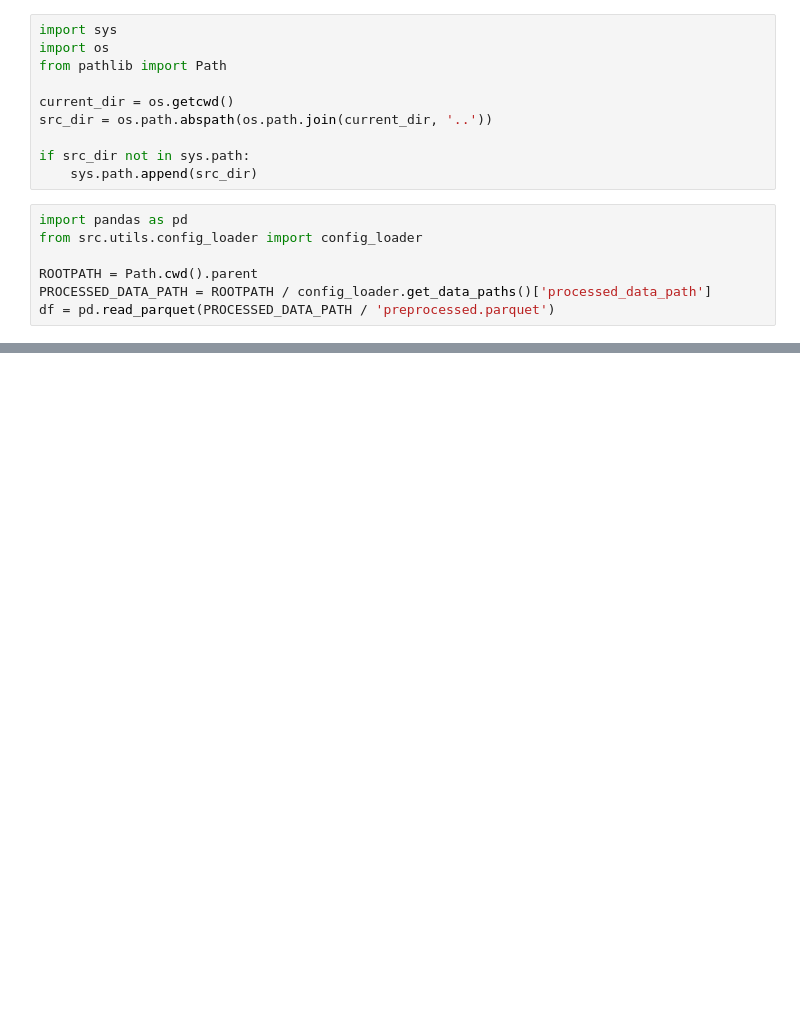
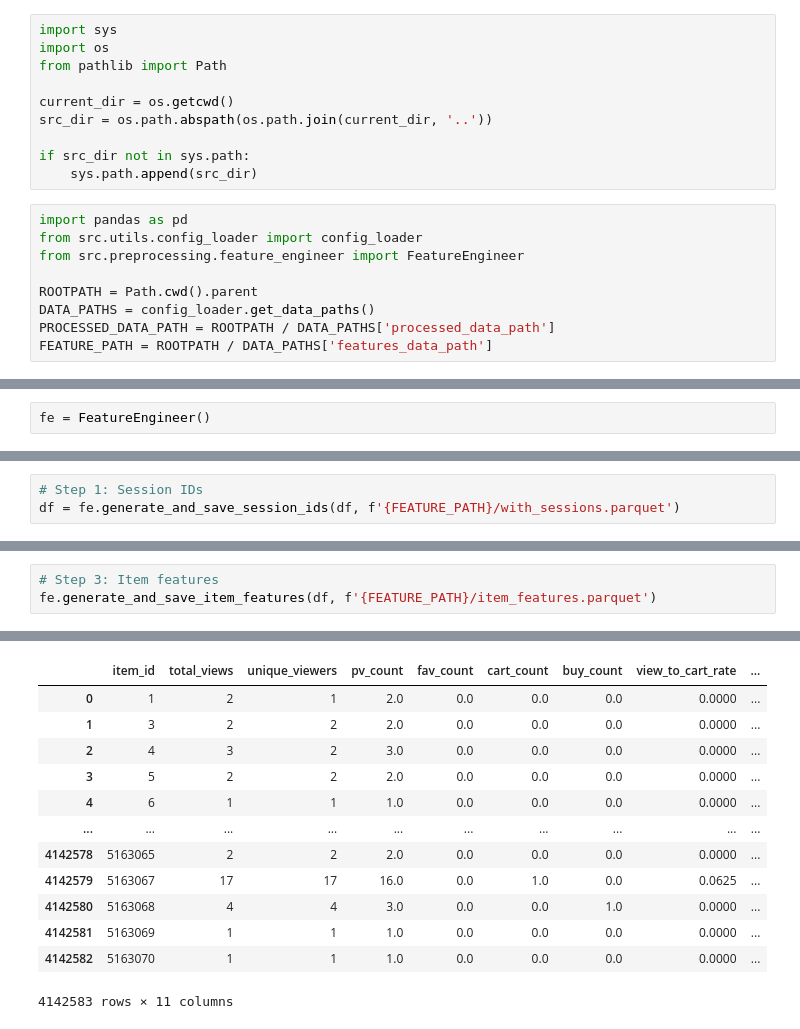
Before and after one commit to zhengqian89/ecomm_purchase_propensity, a Jupyter notebook: notebooks/02_feature_engineering.ipynb, the cells around one changed output, grey strips where cells are left out. Saved outputs shown, nothing was run; the diff lists cells and outputs as text; blank space fills up the shorter version.

Commit message:
02_feature_engineering.ipynb: Ran the feature engineering pipeline

```diff
--- a/notebooks/02_feature_engineering.ipynb
+++ b/notebooks/02_feature_engineering.ipynb
@@ -11,7 +11,9 @@ if src_dir not in sys.path:
 # %%
 import pandas as pd
 from src.utils.config_loader import config_loader
+from src.preprocessing.feature_engineer import FeatureEngineer
 
 ROOTPATH = Path.cwd().parent
-PROCESSED_DATA_PATH = ROOTPATH / config_loader.get_data_paths()['processed_data_path']
-df = pd.read_parquet(PROCESSED_DATA_PATH / 'preprocessed.parquet')
+DATA_PATHS = config_loader.get_data_paths()
+PROCESSED_DATA_PATH = ROOTPATH / DATA_PATHS['processed_data_path']
+FEATURE_PATH = ROOTPATH / DATA_PATHS['features_data_path']
@@ -23,0 +22,2 @@ True
+# %%
+fe = FeatureEngineer()
@@ -23,0 +26,3 @@ True
+# %%
+# Step 1: Session IDs
+df = fe.generate_and_save_session_ids(df, f'{FEATURE_PATH}/with_sessions.parquet')
@@ -23,0 +55,4 @@ True
+# %%
+# Step 3: Item features
+fe.generate_and_save_item_features(df, f'{FEATURE_PATH}/item_features.parquet')
+# %% [output]
@@ -23,0 +63,13 @@ True
+|  | item_id | total_views | unique_viewers | pv_count | fav_count | cart_count | buy_count | view_to_cart_rate | ... |
+| 0 | 1 | 2 | 1 | 2.0 | 0.0 | 0.0 | 0.0 | 0.0000 | ... |
+| 1 | 3 | 2 | 2 | 2.0 | 0.0 | 0.0 | 0.0 | 0.0000 | ... |
+| 2 | 4 | 3 | 2 | 3.0 | 0.0 | 0.0 | 0.0 | 0.0000 | ... |
+| 3 | 5 | 2 | 2 | 2.0 | 0.0 | 0.0 | 0.0 | 0.0000 | ... |
+| 4 | 6 | 1 | 1 | 1.0 | 0.0 | 0.0 | 0.0 | 0.0000 | ... |
+| ... | ... | ... | ... | ... | ... | ... | ... | ... | ... |
+| 4142578 | 5163065 | 2 | 2 | 2.0 | 0.0 | 0.0 | 0.0 | 0.0000 | ... |
+| 4142579 | 5163067 | 17 | 17 | 16.0 | 0.0 | 1.0 | 0.0 | 0.0625 | ... |
+| 4142580 | 5163068 | 4 | 4 | 3.0 | 0.0 | 0.0 | 1.0 | 0.0000 | ... |
+| 4142581 | 5163069 | 1 | 1 | 1.0 | 0.0 | 0.0 | 0.0 | 0.0000 | ... |
+| 4142582 | 5163070 | 1 | 1 | 1.0 | 0.0 | 0.0 | 0.0 | 0.0000 | ... |
+4142583 rows × 11 columns
```
Also changed, not shown: parts of 11 cells of this notebook.
